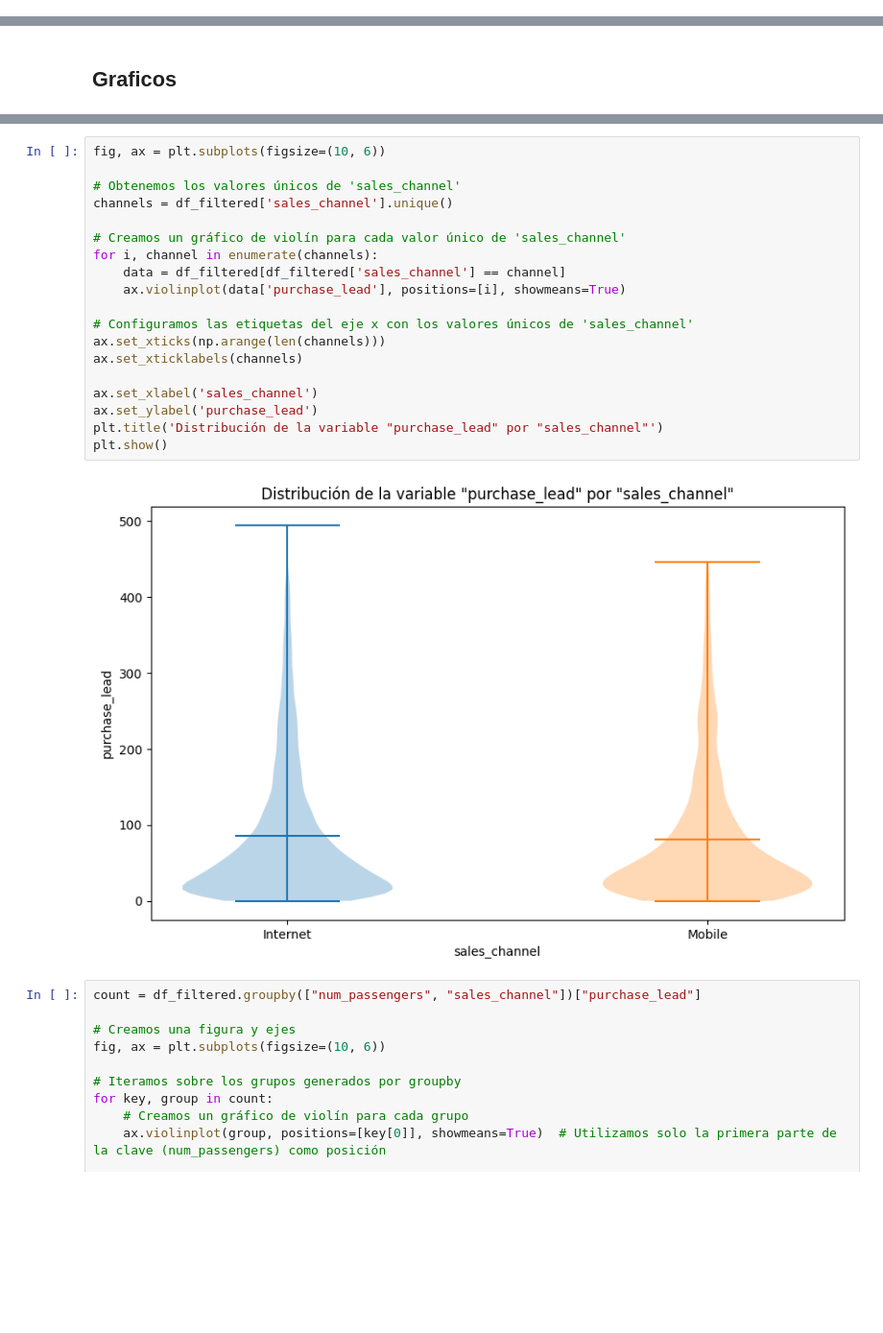
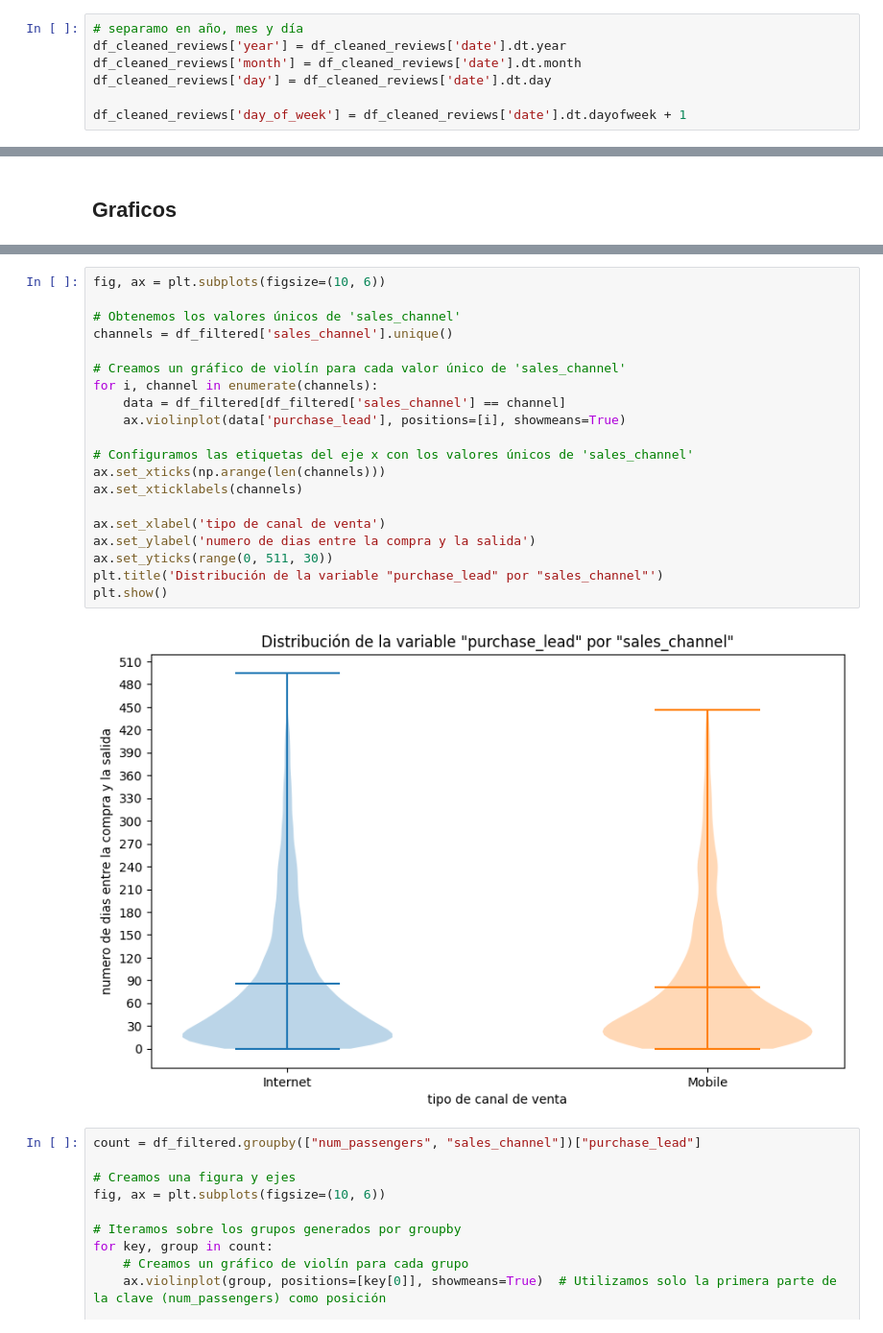
Before and after one commit to lcondoriz/tp1-orgaDatos, a Jupyter notebook: tp1.ipynb, the cells around one changed output, grey strips where cells are left out. Shown at 96% size. Cells and saved outputs as stored; diff of their text form; blank space fills up the shorter version.

Commit message:
add: analisis individual y relacion entre dataset

```diff
--- a/tp1.ipynb
+++ b/tp1.ipynb
@@ -128,3 +134,10 @@ df_cleaned_reviews.describe()
+# %%
+# separamo en año, mes y día
+df_cleaned_reviews['year'] = df_cleaned_reviews['date'].dt.year
+df_cleaned_reviews['month'] = df_cleaned_reviews['date'].dt.month
+df_cleaned_reviews['day'] = df_cleaned_reviews['date'].dt.day
+
+df_cleaned_reviews['day_of_week'] = df_cleaned_reviews['date'].dt.dayofweek + 1
 # %% [markdown]
 ## Graficos
 # %% [markdown]
@@ -399,24 +402,25 @@ df_filtered.groupby(["num_passengers", "sales_channel"])["purchase_lead"].count(
 # %%
 fig, ax = plt.subplots(figsize=(10, 6))
 
 # Obtenemos los valores únicos de 'sales_channel'
 channels = df_filtered['sales_channel'].unique()
 
 # Creamos un gráfico de violín para cada valor único de 'sales_channel'
 for i, channel in enumerate(channels):
     data = df_filtered[df_filtered['sales_channel'] == channel]
     ax.violinplot(data['purchase_lead'], positions=[i], showmeans=True)
 
 # Configuramos las etiquetas del eje x con los valores únicos de 'sales_channel'
 ax.set_xticks(np.arange(len(channels)))
 ax.set_xticklabels(channels)
 
-ax.set_xlabel('sales_channel')
-ax.set_ylabel('purchase_lead')
+ax.set_xlabel('tipo de canal de venta')
+ax.set_ylabel('numero de dias entre la compra y la salida')
+ax.set_yticks(range(0, 511, 30))
 plt.title('Distribución de la variable "purchase_lead" por "sales_channel"')
 plt.show()
 # %% [output]
-[figure, old version]
+[figure, new version]
 # %%
 count = df_filtered.groupby(["num_passengers", "sales_channel"])["purchase_lead"]
 
```
Also changed, not shown: parts of 31 cells of this notebook.
